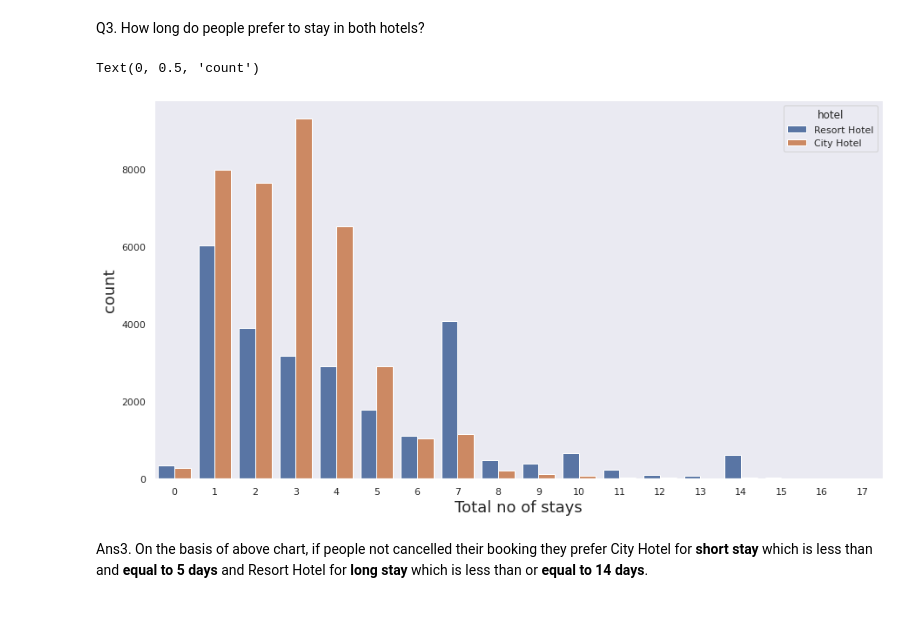
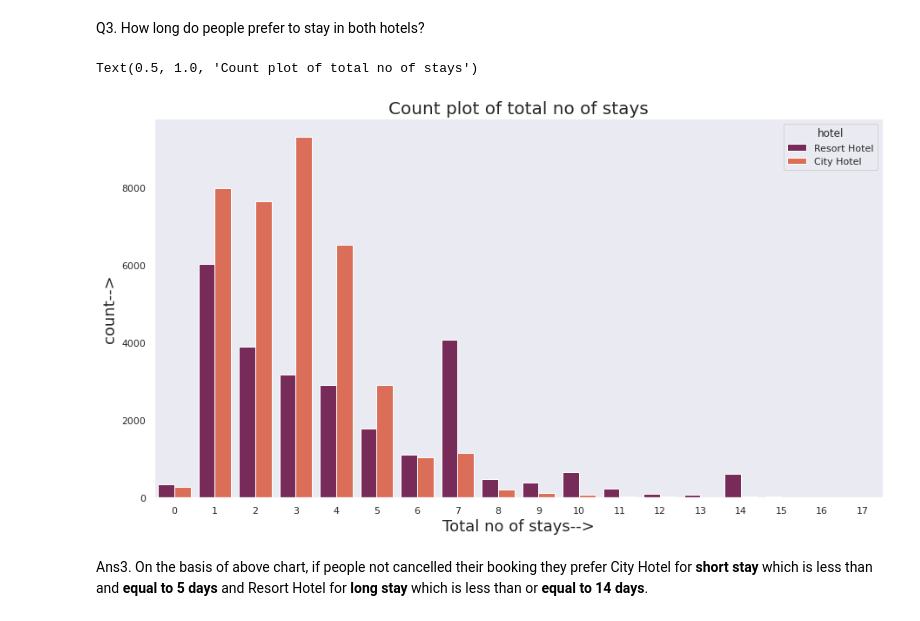
Before and after one commit to niteshavagabond/Hotel-Booking-analysis, a Jupyter notebook: Hotel_Booking_Analysis_Capstone_Project.ipynb, the cells around one changed output. Cells and saved outputs as stored; diff of their text form; code cells hidden in the pictures.

```diff
--- a/Hotel_Booking_Analysis_Capstone_Project.ipynb
+++ b/Hotel_Booking_Analysis_Capstone_Project.ipynb
@@ -375,16 +379,17 @@ Ans2. City Hotel booking cancellation is higher than Resort hotel.
 # %% [markdown]
 Q3. How long do people prefer to stay in both hotels?
 # %%
-# count plot
+# Count plot of total no of stays
 not_cancel=df[df['booking_cancel_status']==0]
 not_cancel=not_cancel[not_cancel['total_no_of_stays'] < 18]
 plt.figure(figsize = (15,8))
-sns.countplot(x=not_cancel['total_no_of_stays'],hue=not_cancel['hotel'])
-plt.xlabel('Total no of stays',fontsize=18)
-plt.ylabel('count',fontsize=18)
+sns.countplot(x=not_cancel['total_no_of_stays'],hue=not_cancel['hotel'],palette='rocket')
+plt.xlabel('Total no of stays-->',fontsize=18)
+plt.ylabel('count-->',fontsize=18)
+plt.title('Count plot of total no of stays',fontsize=20)
 # %% [output]
-Text(0, 0.5, 'count')
+Text(0.5, 1.0, 'Count plot of total no of stays')
-[figure, old version]
+[figure, new version]
 # %% [markdown]
 Ans3. On the basis of above chart, if people not cancelled their booking they prefer City Hotel for **short stay** which is less than and **equal to 5 days** and Resort Hotel for **long stay** which is less than or **equal to 14 days**.
 # %% [markdown]
```
Also changed, not shown: parts of 38 cells of this notebook.
